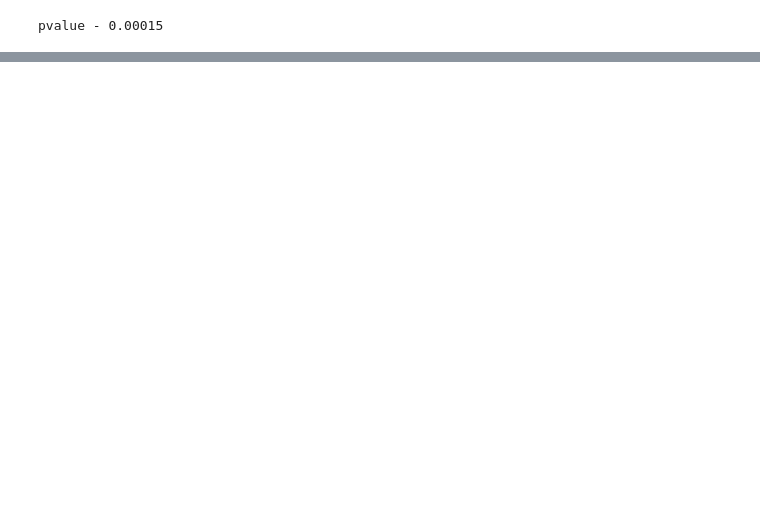
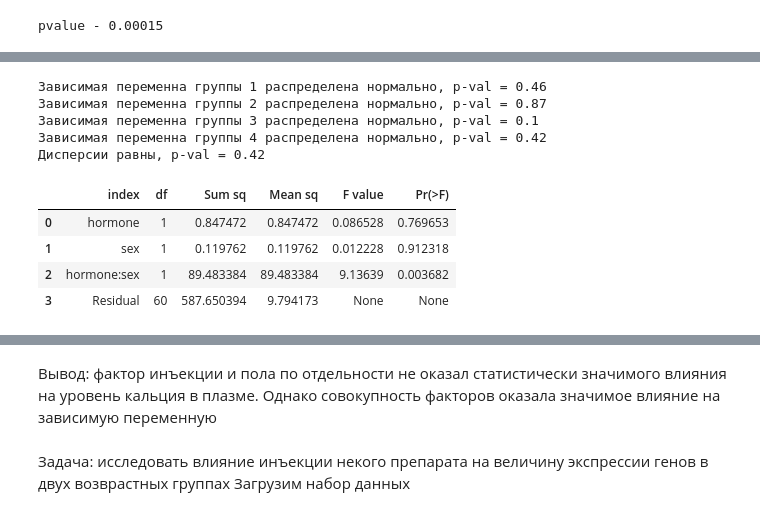
Before and after one commit to LeonidShturmin/stepikcourse, a Jupyter notebook: mathstat.ipynb, the cells around one changed output, grey strips where cells are left out. Cells and saved outputs as stored; diff of their text form; code cells hidden in the pictures; blank space fills up the shorter version.

```diff
--- a/mathstat.ipynb
+++ b/mathstat.ipynb
@@ -1241,0 +1395,5 @@ tyukyutest(expr)
+# %%
+hormone_inject = pd.read_csv(PATH + '/stepikcourse/birds.csv')
+hormone_inject.head()
+# hormone: 1 - инекция, 0 - отсутствие инъекции
+# sex: 1 - мужской, 0 - женский
@@ -1241,0 +1407,13 @@ tyukyutest(expr)
+# %%
+twowayanova(hormone_inject)
+# %% [output]
+Зависимая переменна группы 1 распределена нормально, p-val = 0.46
+Зависимая переменна группы 2 распределена нормально, p-val = 0.87
+Зависимая переменна группы 3 распределена нормально, p-val = 0.1
+Зависимая переменна группы 4 распределена нормально, p-val = 0.42
+Дисперсии равны, p-val = 0.42
+|  | index | df | Sum sq | Mean sq | F value | Pr(>F) |
+| 0 | hormone | 1 | 0.847472 | 0.847472 | 0.086528 | 0.769653 |
+| 1 | sex | 1 | 0.119762 | 0.119762 | 0.012228 | 0.912318 |
+| 2 | hormone:sex | 1 | 89.483384 | 89.483384 | 9.13639 | 0.003682 |
+| 3 | Residual | 60 | 587.650394 | 9.794173 | None | None |
@@ -1241,0 +1421,5 @@ tyukyutest(expr)
+# %% [markdown]
+Вывод: фактор инъекции и пола по отдельности не оказал статистически значимого влияния на уровень кальция в плазме. Однако совокупность факторов оказала значимое влияние на зависимую переменную
+# %% [markdown]
+Задача: исследовать влияние инъекции некого препарата на величину экспрессии генов в двух возврастных группах
+Загрузим набор данных
```
Also changed, not shown: parts of 80 cells of this notebook.
